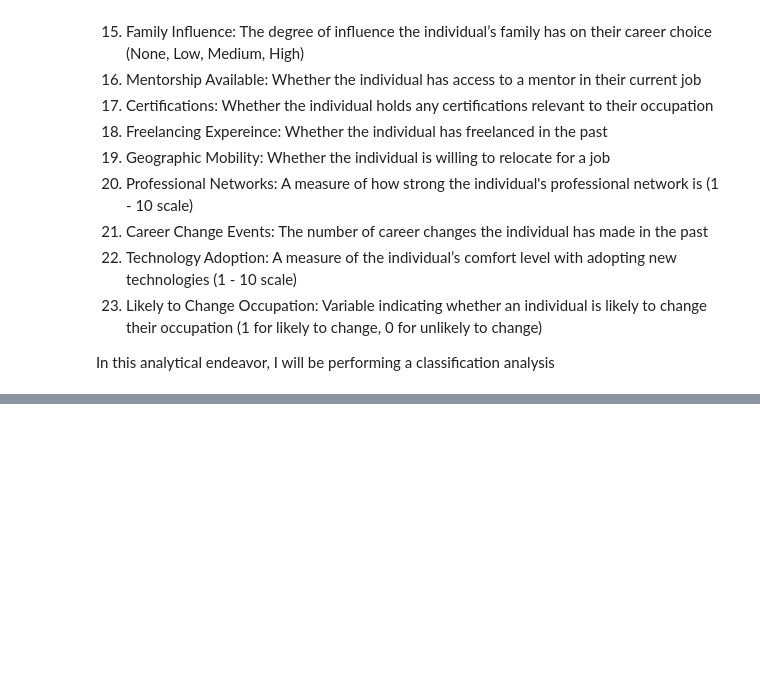
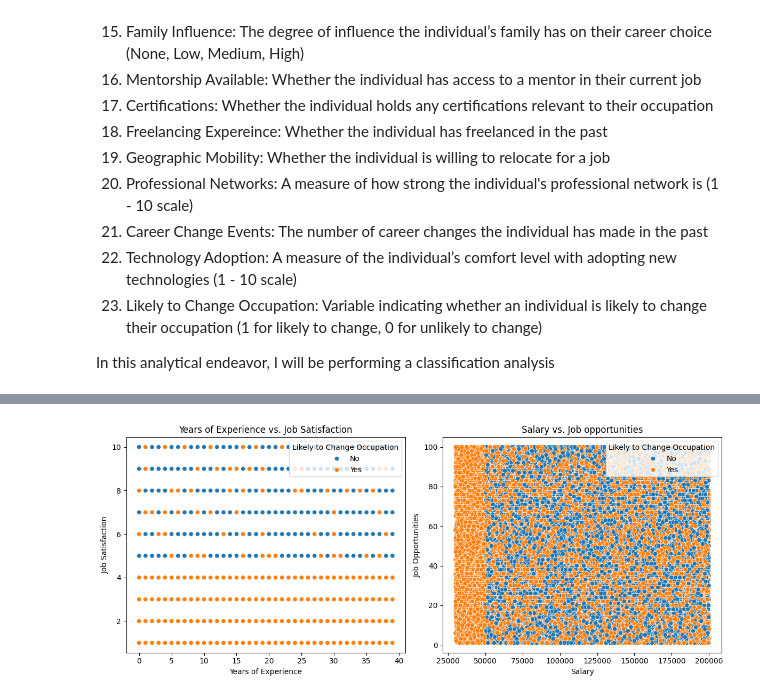
Before and after one commit to yestab335/data-science, a Jupyter notebook: ChangeOfCareer/notebook.ipynb, the cells around one changed output, grey strips where cells are left out. Cells and saved outputs as stored; diff of their text form; code cells hidden in the pictures; blank space fills up the shorter version.

```diff
--- a/ChangeOfCareer/notebook.ipynb
+++ b/ChangeOfCareer/notebook.ipynb
@@ -42,0 +48,4 @@ The first step is to visually inspect the new data set.
+# %%
+data = pd.read_csv('career_change_prediction_dataset.csv')
+
+data.head()
@@ -42,0 +74,6 @@ The first step is to visually inspect the new data set.
+# %%
+# Drop columns not focused on for analysis
+data = data.drop(['Age', 'Gender', 'Certifications', 'Freelancing Experience', 'Geographic Mobility', 'Professional Networks', 'Technology Adoption'], axis=1)
+
+# Check to see if all columns are accurately represented
+data.info()
@@ -42,0 +110,11 @@ The first step is to visually inspect the new data set.
+# %%
+# Remap the int categories to str
+data['Likely to Change Occupation'] = data['Likely to Change Occupation'].map({
+  0: 'No',
+  1: 'Yes',
+})
+
+# Count the class distribution
+change_occupation = data.groupby('Likely to Change Occupation')
+
+change_occupation.count()
@@ -42,0 +137,20 @@ The first step is to visually inspect the new data set.
+# %%
+# View the distribution of the target variable
+fig, ax = plt.subplots(1, 2, figsize=(12, 5))
+x1 = data['Years of Experience']
+y1 = data['Job Satisfaction']
+x2 = data['Salary']
+y2 = data['Job Opportunities']
+
+# Left scatter plot
+sns.scatterplot(data=data, x=x1, y=y1, ax=ax[0], hue='Likely to Change Occupation')
+ax[0].set_title('Years of Experience vs. Job Satisfaction')
+
+# Right scatter plot
+sns.scatterplot(data=data, x=x2, y=y2, ax=ax[1], hue='Likely to Change Occupation')
+ax[1].set_title('Salary vs. Job opportunities')
+
+plt.tight_layout()
+plt.show()
+# %% [output]
+[figure, added]
```
Also changed, not shown: parts of 10 cells of this notebook.
